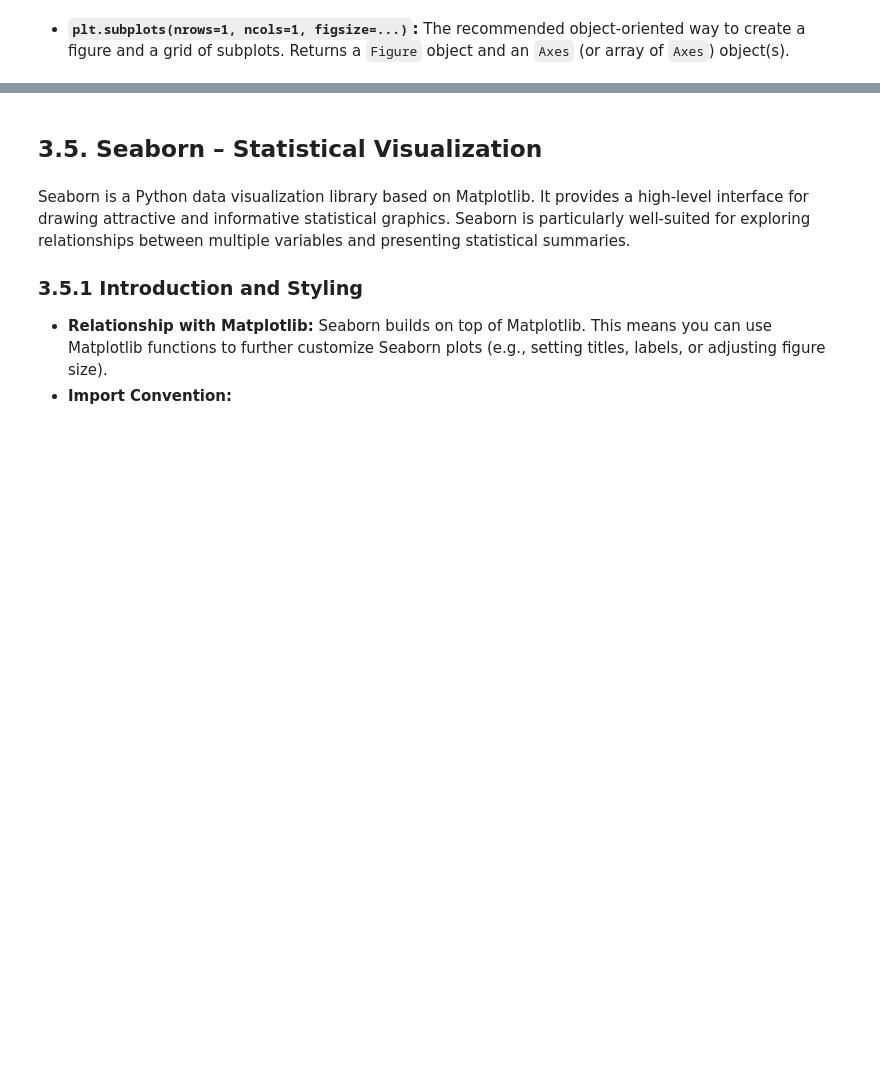
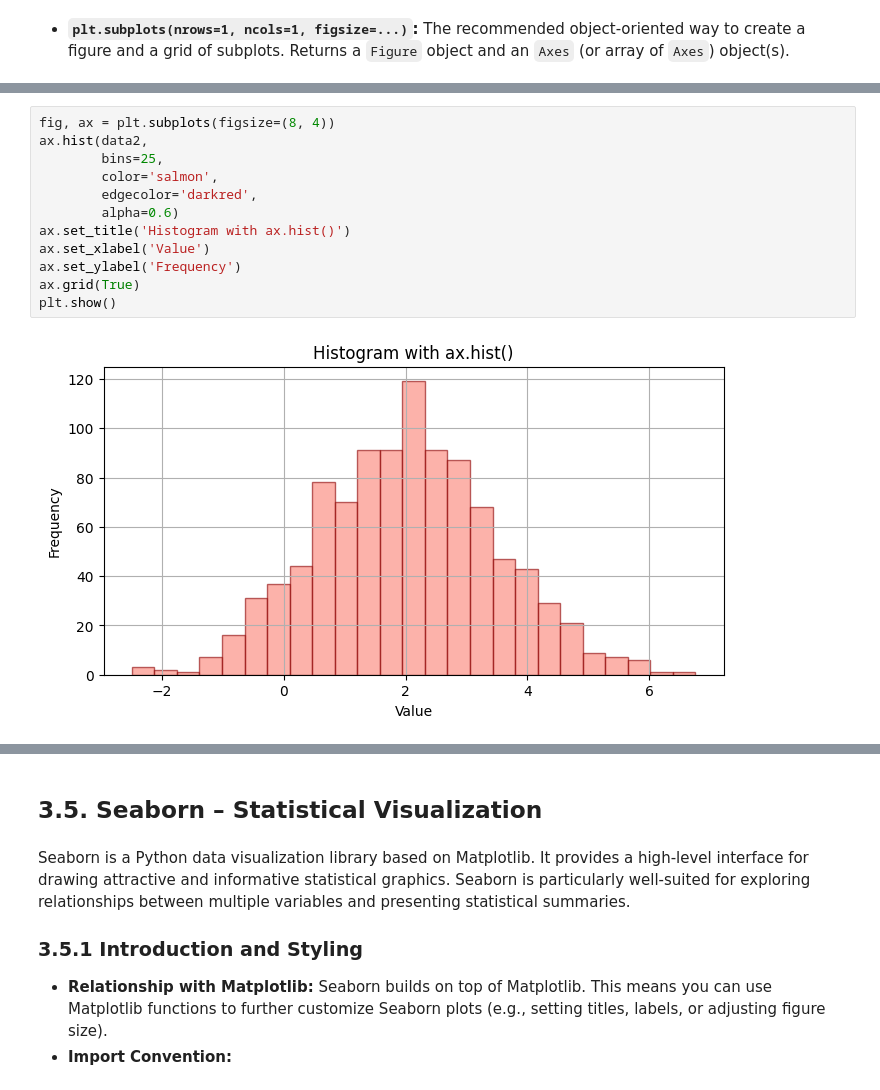
Before and after one commit to prof-sd1/CSEC_CPD, a Jupyter notebook: Module_3.ipynb, the cells around one changed output, grey strips where cells are left out. Drawn from its saved outputs; the diff is of its cells as text; blank space fills up the shorter version.

```diff
--- a/Module_3.ipynb
+++ b/Module_3.ipynb
@@ -2212,0 +1970,14 @@ Saving your visualizations in various formats is essential for reports, presenta
+# %%
+fig, ax = plt.subplots(figsize=(8, 4))
+ax.hist(data2,
+        bins=25,
+        color='salmon',
+        edgecolor='darkred',
+        alpha=0.6)
+ax.set_title('Histogram with ax.hist()')
+ax.set_xlabel('Value')
+ax.set_ylabel('Frequency')
+ax.grid(True)
+plt.show()
+# %% [output]
+[figure, added]
```
Also changed, not shown: parts of 161 cells of this notebook.
